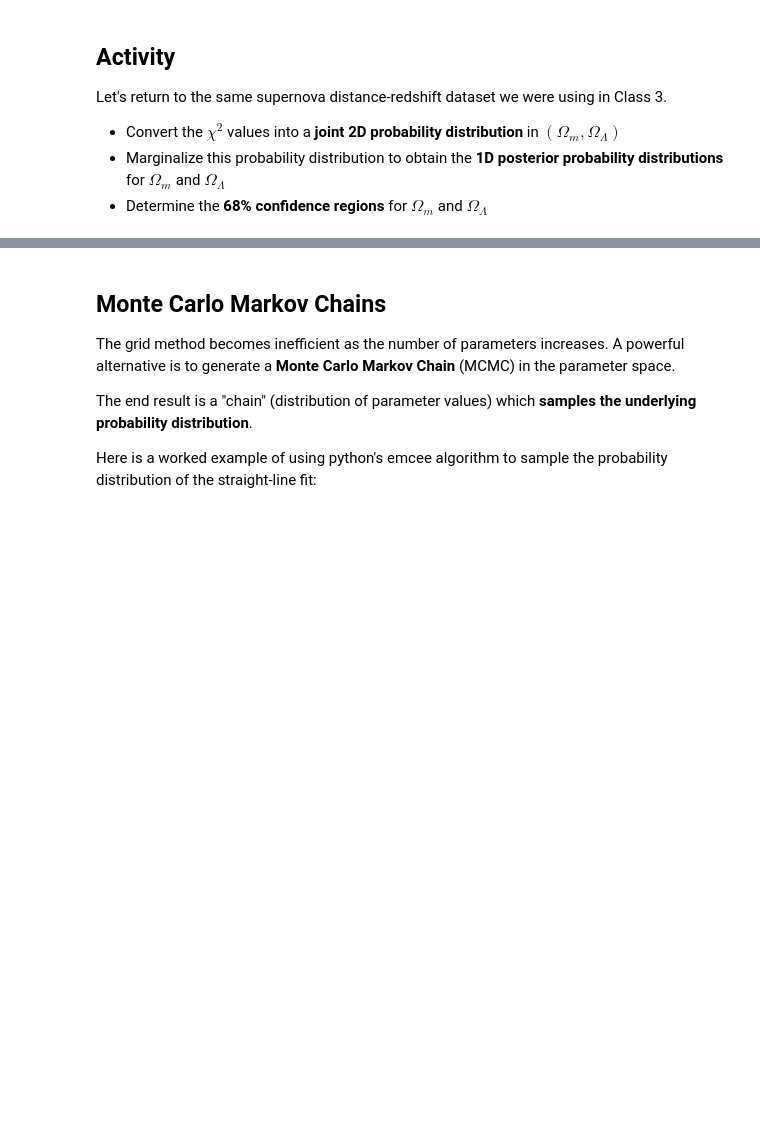
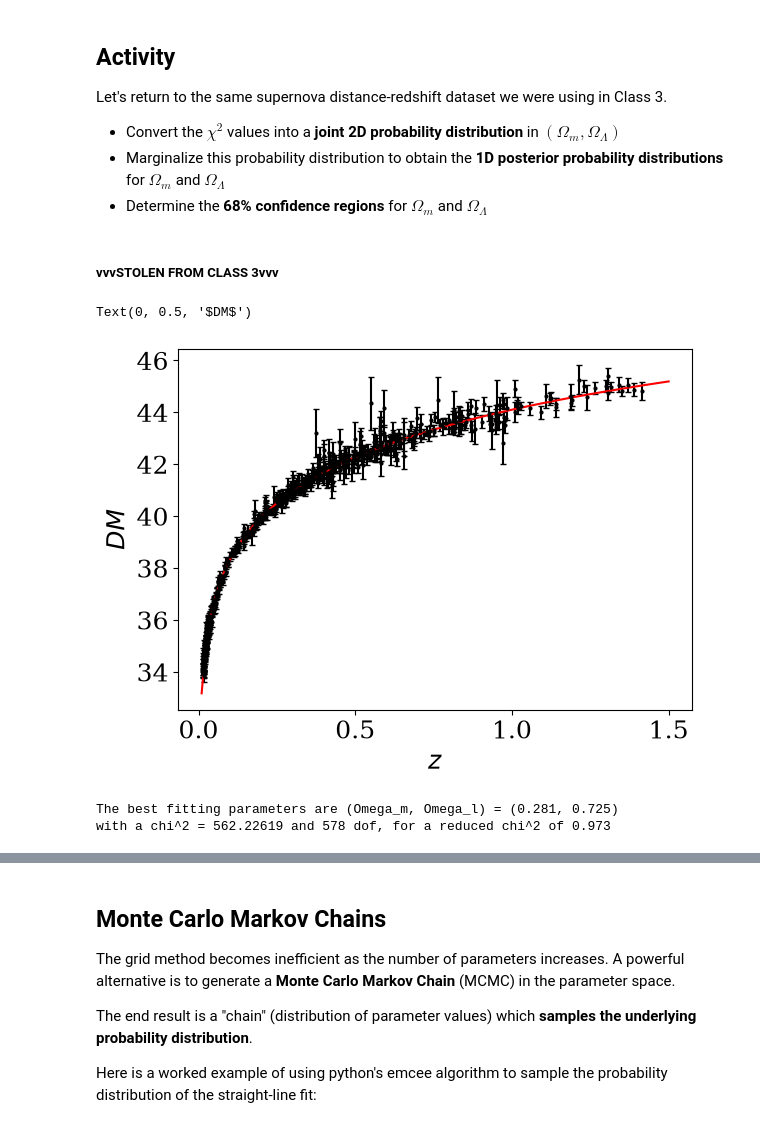
Before and after one commit to bray217/CAS_Stats_course_Sep_25, a Jupyter notebook: TO_CHANGE_Jupyter_notebooks/Notebook_Class6_BayesianMethods.ipynb, the cells around one changed output, grey strips where cells are left out. Cells and saved outputs as stored; diff of their text form; code cells hidden in the pictures; blank space fills up the shorter version.

```diff
--- a/TO_CHANGE_Jupyter_notebooks/Notebook_Class6_BayesianMethods.ipynb
+++ b/TO_CHANGE_Jupyter_notebooks/Notebook_Class6_BayesianMethods.ipynb
@@ -222,3 +239,64 @@ Let's return to the same supernova distance-redshift dataset we were using in Cl
 - Convert the $\chi^2$ values into a **joint 2D probability distribution** in $(\Omega_m,\Omega_\Lambda)$
 - Marginalize this probability distribution to obtain the **1D posterior probability distributions** for $\Omega_m$ and $\Omega_\Lambda$
 - Determine the **68% confidence regions** for $\Omega_m$ and $\Omega_\Lambda$
+# %% [markdown]
+##### vvvSTOLEN FROM CLASS 3vvv
+# %%
+from astropy.cosmology import LambdaCDM
+
+# Function which determines the supernova luminosity distance for given cosmological parameters (Omega_m, Omega_L)
+def getdmmod(p,z):
+  om,ol = p[0],p[1]
+  cosmo = LambdaCDM(H0=70.,Om0=om,Ode0=ol)
+  r = cosmo.comoving_distance(z).value
+  dl = r*(1.+z)
+  return 5.*np.log10(dl) + 25.
+
+# Read in and plot the supernova dataset
+# You will need to change the file path to the location where you've saved the data
+datfile = '../datasets/SN_dataset.dat'
+data = np.loadtxt(datfile)
+z,dm,dmerr = data[:,0],data[:,1],data[:,2]
+# plt.plot(z,dm,marker='o',markersize=2,color='black',linestyle='None')
+plt.errorbar(z,dm,yerr=dmerr,marker='o',markersize=2,
+             color='black',capsize=2.,linestyle='None')
+# Overplot a standard cosmological model as an example
+xmin,xmax = 0.,1.5
+zmod = np.linspace(0.01,xmax,100)
+p = [0.3,0.7] # values of (Omega_m, Omega_L)
+dmmod = getdmmod(p,zmod)
+plt.plot(zmod,dmmod,color='red')
+plt.xlabel(r'$z$')
+plt.ylabel(r'$DM$')
+# %% [output]
+Text(0, 0.5, '$DM$')
+[figure, added]
+# %%
+def chisqForCosmoModel(p,z,dm,dmerr):
+    modVals = getdmmod(p, z)
+    chisq = np.sum(((dm - modVals)/(dmerr))**2) #sum(((x-mu)/sig)^2)
+    return chisq
+
+def sumToOneCon(x):
+    """Flat cosmology has the sum of Omega's == 1"""
+    return np.sum(x)-1
+
+
+minOm, maxOm, nOm = 0,1,100
+minOl, maxOl, nOl = 0,1,100
+dOm = (maxOm-minOm)/nOm
+dOl = (maxOl-minOl)/nOl
+
+dof = len(z)-2
+
+res = minimize(chisqForCosmoModel, [0.3,0.7], (z,dm,dmerr), bounds=[[minOm,maxOm],[minOl,maxOl]],
+                # constraints={"type":"eq", "fun":sumToOneCon} #! does change res, but only changes chi2 by 7e-4
+                #? Does this decrease DOF???
+               )
+best_omega_m_minimize, best_omega_l_minimize = res["x"]
+min_chisq_cosmo = res["fun"]
+
+print(f"The best fitting parameters are (Omega_m, Omega_l) = ({best_omega_m_minimize:.3f}, {best_omega_l_minimize:.3f}) \nwith a chi^2 = {min_chisq_cosmo:.5f} and {dof} dof, for a reduced chi^2 of {(min_chisq_cosmo/dof):.3f}")
+# %% [output]
+The best fitting parameters are (Omega_m, Omega_l) = (0.281, 0.725)
+with a chi^2 = 562.22619 and 578 dof, for a reduced chi^2 of 0.973
```
Also changed, not shown: parts of 13 cells of this notebook, 1 other file.
